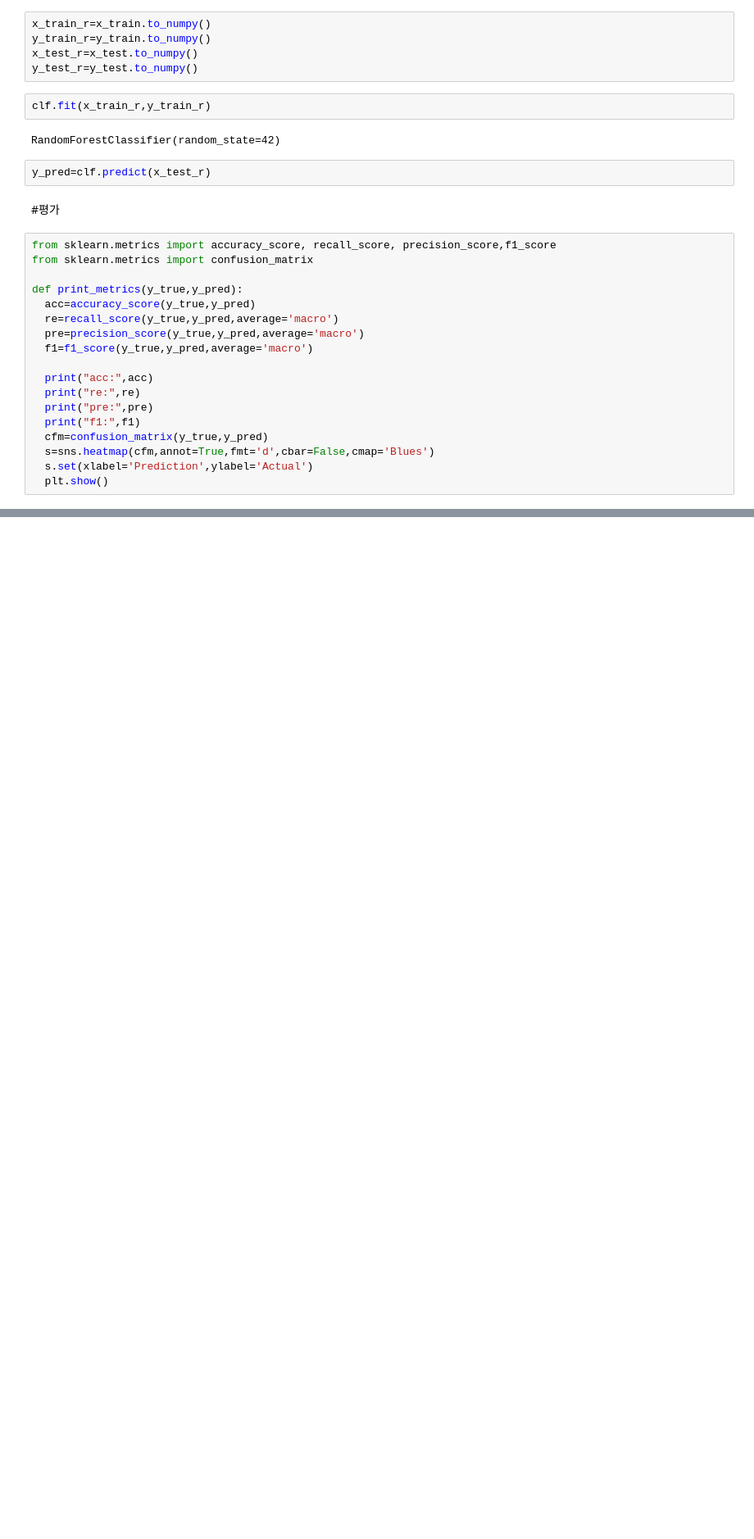
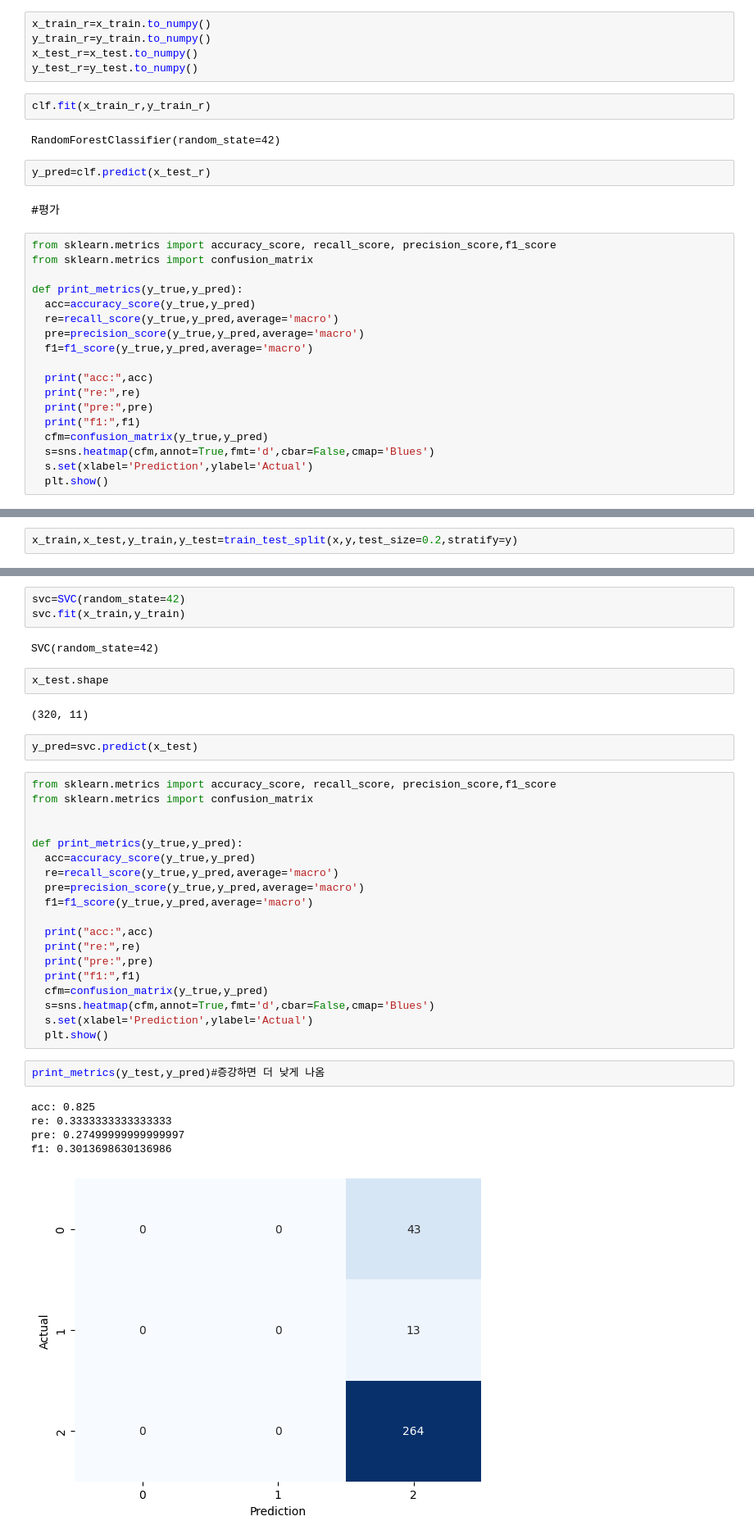
Before and after one commit to kimdonggyu2008/SKT_FLY_AI_6, a Jupyter notebook: random_forest_wine_quality.ipynb, the cells around one changed output, grey strips where cells are left out. Shown at 82% size. Drawn from its saved outputs; the diff is of its cells as text; blank space fills up the shorter version.

```diff
--- a/random_forest_wine_quality.ipynb
+++ b/random_forest_wine_quality.ipynb
@@ -304,0 +328,2 @@ f1: 0.5640225205442597
+# %%
+x_train,x_test,y_train,y_test=train_test_split(x,y,test_size=0.2,stratify=y)
@@ -304,0 +343,38 @@ f1: 0.5640225205442597
+# %%
+svc=SVC(random_state=42)
+svc.fit(x_train,y_train)
+# %% [output]
+SVC(random_state=42)
+# %%
+x_test.shape
+# %% [output]
+(320, 11)
+# %%
+y_pred=svc.predict(x_test)
+# %%
+from sklearn.metrics import accuracy_score, recall_score, precision_score,f1_score
+from sklearn.metrics import confusion_matrix
+
+
+def print_metrics(y_true,y_pred):
+  acc=accuracy_score(y_true,y_pred)
+  re=recall_score(y_true,y_pred,average='macro')
+  pre=precision_score(y_true,y_pred,average='macro')
+  f1=f1_score(y_true,y_pred,average='macro')
+
+  print("acc:",acc)
+  print("re:",re)
+  print("pre:",pre)
+  print("f1:",f1)
+  cfm=confusion_matrix(y_true,y_pred)
+  s=sns.heatmap(cfm,annot=True,fmt='d',cbar=False,cmap='Blues')
+  s.set(xlabel='Prediction',ylabel='Actual')
+  plt.show()
+# %%
+print_metrics(y_test,y_pred)#증강하면 더 낮게 나옴
+# %% [output]
+acc: 0.825
+re: 0.3333333333333333
+pre: 0.27499999999999997
+f1: 0.3013698630136986
+[figure, added]
```
Also changed, not shown: parts of 15 cells of this notebook.
